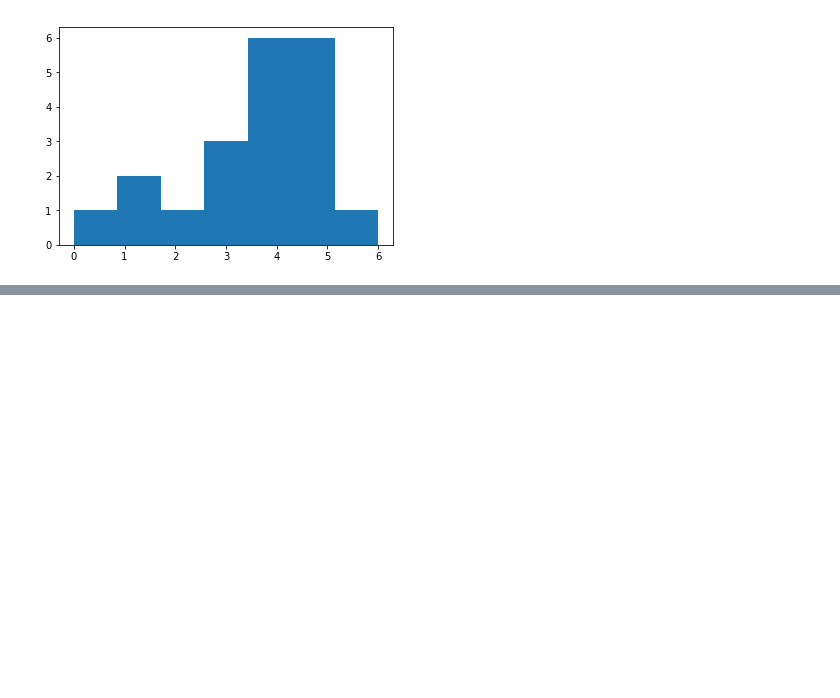
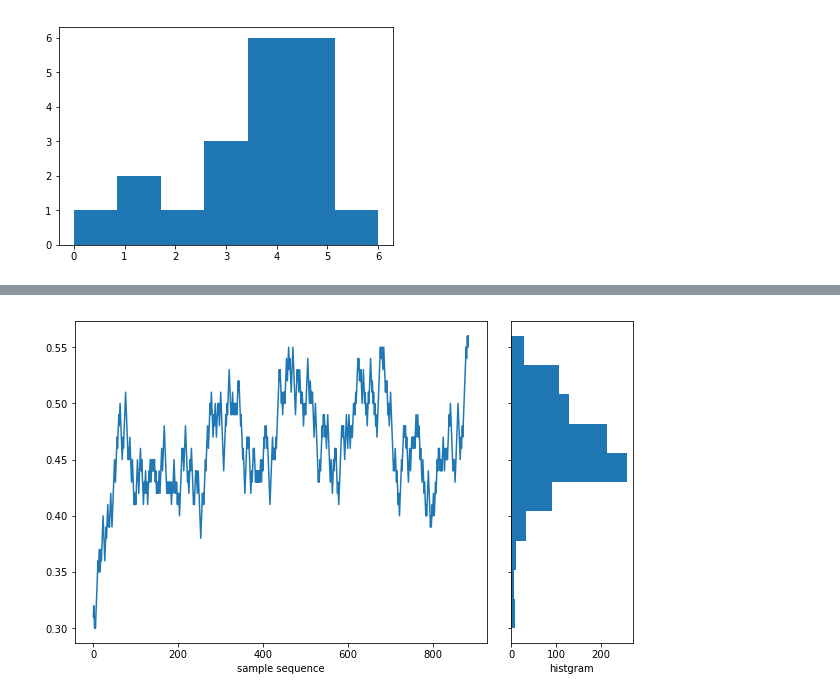
Before and after one commit to tsato-code/python_script, a Jupyter notebook: kubo8.ipynb, the cells around one changed output, grey strips where cells are left out. Cells and saved outputs as stored; diff of their text form; code cells hidden in the pictures; blank space fills up the shorter version.

```diff
--- a/kubo8.ipynb
+++ b/kubo8.ipynb
@@ -21,0 +77,29 @@ plt.show()
+# %%
+import matplotlib.pyplot as plt
+from matplotlib.gridspec import GridSpec
+import numpy as np
+
+xx = seq
+
+fig = plt.figure(figsize=(10,8))
+
+gs = GridSpec(4,4)
+
+ax_joint = fig.add_subplot(gs[1:4,0:3])
+ax_marg_y = fig.add_subplot(gs[1:4,3])
+
+ax_joint.plot(xx)
+ax_marg_y.hist(xx,orientation="horizontal")
+
+# Turn off tick labels on marginals
+plt.setp(ax_marg_x.get_xticklabels(), visible=False)
+plt.setp(ax_marg_y.get_yticklabels(), visible=False)
+
+# Set labels on joint
+ax_joint.set_xlabel('sample sequence')
+
+# Set labels on marginals
+ax_marg_y.set_xlabel('histgram')
+plt.show()
+# %% [output]
+[figure, added]
```
Also changed, not shown: parts of 6 cells of this notebook.
